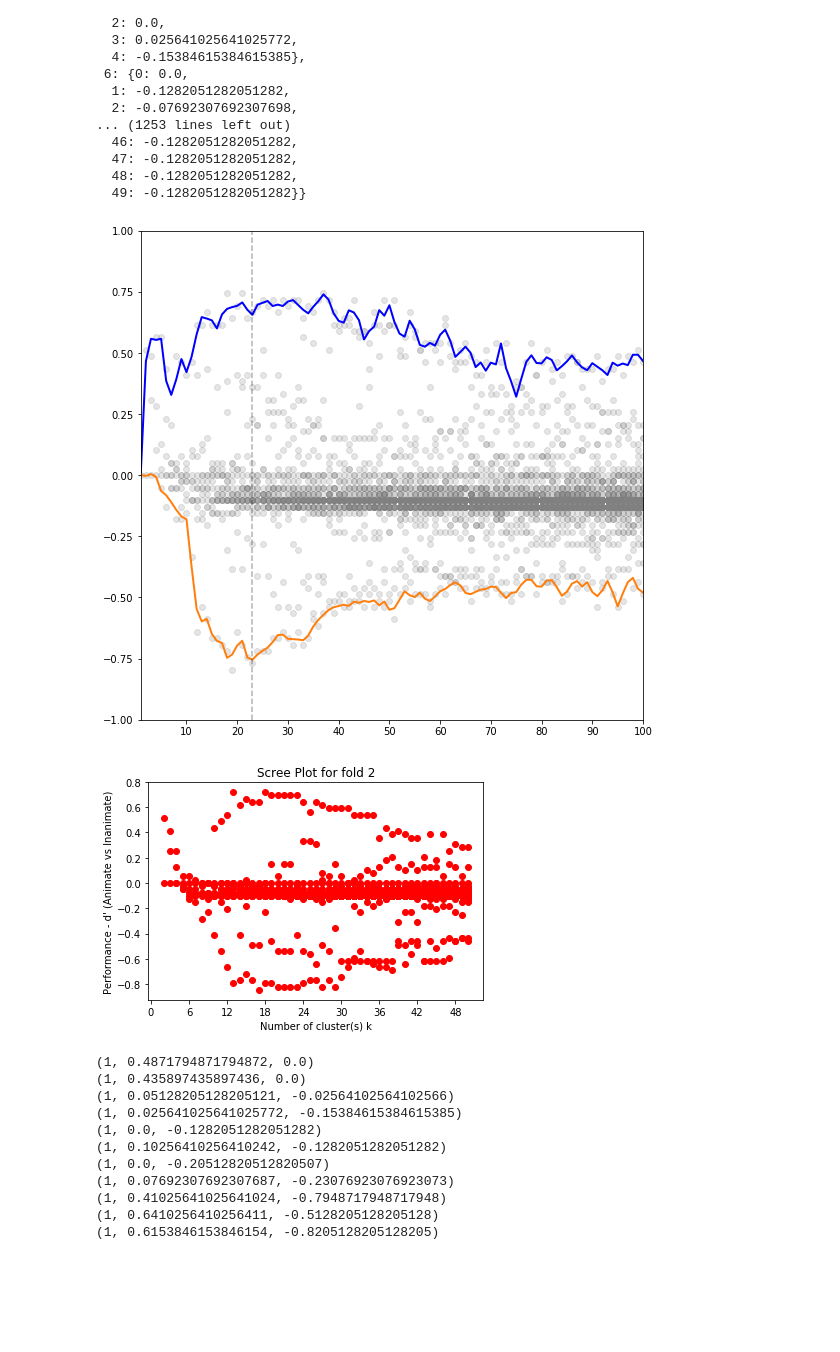
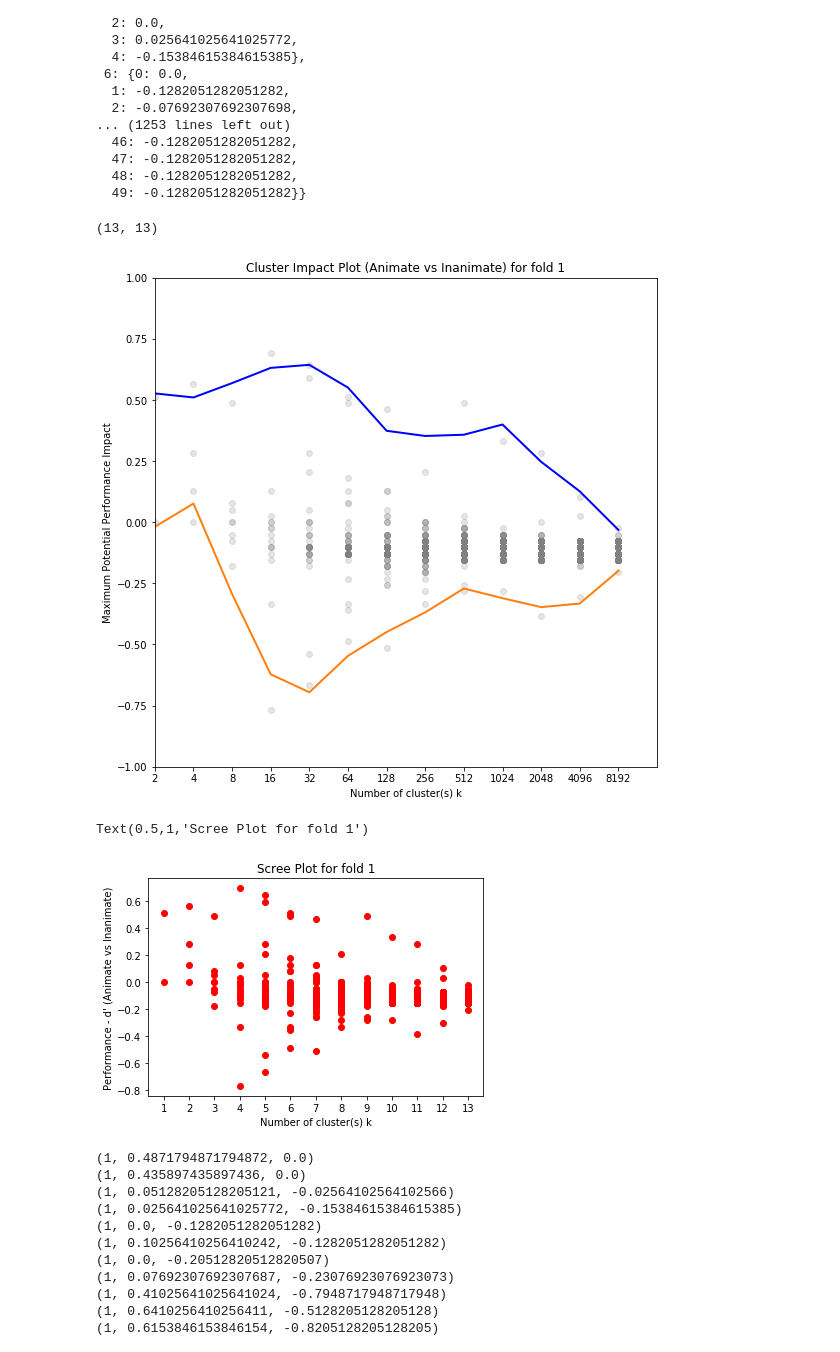
Before and after one commit to SNaGLab/Cognitive-Parcellation, a Jupyter notebook: code/experiments/alexnet_step_1.ipynb, the cells around one changed output. Cells and saved outputs as stored; diff of their text form; code cells hidden in the pictures; blank space fills up the shorter version.

```diff
--- a/code/experiments/alexnet_step_1.ipynb
+++ b/code/experiments/alexnet_step_1.ipynb
@@ -541,16 +543,16 @@ for i in range(k):
 
     method ='GMM'
     print(method)
-    for j in range(1,101,1):
+    for j in range(1,14,1):
 
         clf_result[j] = {}
 
-        print j
+        print j, 2**j
 
         clf = KMeans(n_clusters=j)
         #clf =  AgglomerativeClustering(n_clusters=j, linkage='ward')
         #clf = Birch(branching_factor=50, n_clusters=j, threshold=0.5,compute_labels=True)
-        clf = GaussianMixture(n_components=j, covariance_type='full')
+        clf = GaussianMixture(n_components=2**j, covariance_type='full')
         y_pred = clf.fit_predict(X_new)
         #print clf.cluster_centers_
 
@@ -609,7 +611,7 @@ for i in range(k):
 
             clf_result[j][label] = dprime
 
-    with open('../../data/pkl/'+str(method)+'_50_scree_fold_'+str(fold)+'.pickle', 'wb') as handle:
+    with open('../../data/pkl/'+str(method)+'_multi_scree_fold_'+str(fold)+'.pickle', 'wb') as handle:
         pickle.dump(clf_result, handle, protocol=pickle.HIGHEST_PROTOCOL)
 
     result[fold] = clf_result
@@ -637,0 +640,3 @@ inanimate 1 25 39 0.3589743589
+# %%
+for j in range(1,14,1):
+    print(2**j)
@@ -910,50 +932,56 @@ result[1]
   47: -0.1282051282051282,
   48: -0.1282051282051282,
   49: -0.1282051282051282}}
+# %%
+len(ahat), len(X)
+# %% [output]
+(13, 13)
 # %%
 f = 1
 clf_result = result[f]
 
 
 fig = plt.figure(1,figsize=(9,9))
-X = range(1,101,1)
+X = range(1,14,1)
+xticks = []
 #X = range(2,51,1)
 anat = []
 inat = []
 for cl in X:
+    xticks.append(2**cl)
     i = 0
     temp = []
     for item in clf_result[cl].keys():
         plt.plot(cl,clf_result[cl][item],'go',color='grey',alpha=0.2)
         temp.append(clf_result[cl][item])
         i += 1
     anat.append(np.max(temp))
     inat.append(np.min(temp))
 
 ahat = savgol_filter(anat, 5, 3)
 ihat =  savgol_filter(inat, 5, 3)
 plt.plot(X,ahat, color='b',linewidth=2)
 plt.plot(X,ihat, color='C1',linewidth=2)
-plt.xticks(X)
 plt.ylim([-1,1])
-plt.xlim([1,100])
-#plt.xlabel('Number of cluster(s) k')
-#plt.ylabel("Maximum Potential Performance Impact")
-#plt.title('Cluster Impact Plot (Animate vs Inanimate) for fold '+ str(f))
+plt.xlim([1,14])
+plt.xticks(X,xticks)
+plt.xlabel('Number of cluster(s) k')
+plt.ylabel("Maximum Potential Performance Impact")
+plt.title('Cluster Impact Plot (Animate vs Inanimate) for fold '+ str(f))
 plt.axvline(x=23 , color='black', linestyle='--',alpha=0.3)
-plt.gca().xaxis.set_major_locator(MaxNLocator(prune='lower'))
+#plt.gca().xaxis.set_major_locator(MaxNLocator(prune='lower'))
 
 plt.savefig('../../results/'+str(method)+'_results_fold_'+str(f)+'.png', format='png', dpi=500)
 # %% [output]
-[figure, old version]
+[figure, new version]
 # %%
-f = 2
+f = 1
 clf_result = result[f]
 
 
 plt.figure(1)
 #X = range(1,51,1)
-X = range(2,51,1)
+X = range(1,14,1)
 for cl in X:
     i = 0
     for item in clf_result[cl].keys():
@@ -964,10 +992,11 @@ plt.xticks(X)
 plt.xlabel('Number of cluster(s) k')
 plt.ylabel("Performance - d' (Animate vs Inanimate)")
 plt.title('Scree Plot for fold '+ str(f))
-plt.gca().xaxis.set_major_locator(MaxNLocator(prune='lower'))
-plt.savefig('../../results/'+str(method)+'_results_fold_'+str(f)+'.svg', format='svg', dpi=1200)
+#plt.gca().xaxis.set_major_locator(MaxNLocator(prune='lower'))
+#plt.savefig('../../results/'+str(method)+'_results_fold_'+str(f)+'.svg', format='svg', dpi=1200)
 # %% [output]
+Text(0.5,1,'Scree Plot for fold 1')
-[figure, old version]
+[figure, new version]
 # %%
 f = 3
 clf_result = result[f]
```
Also changed, not shown: parts of 7 cells of this notebook, 5 other files.
